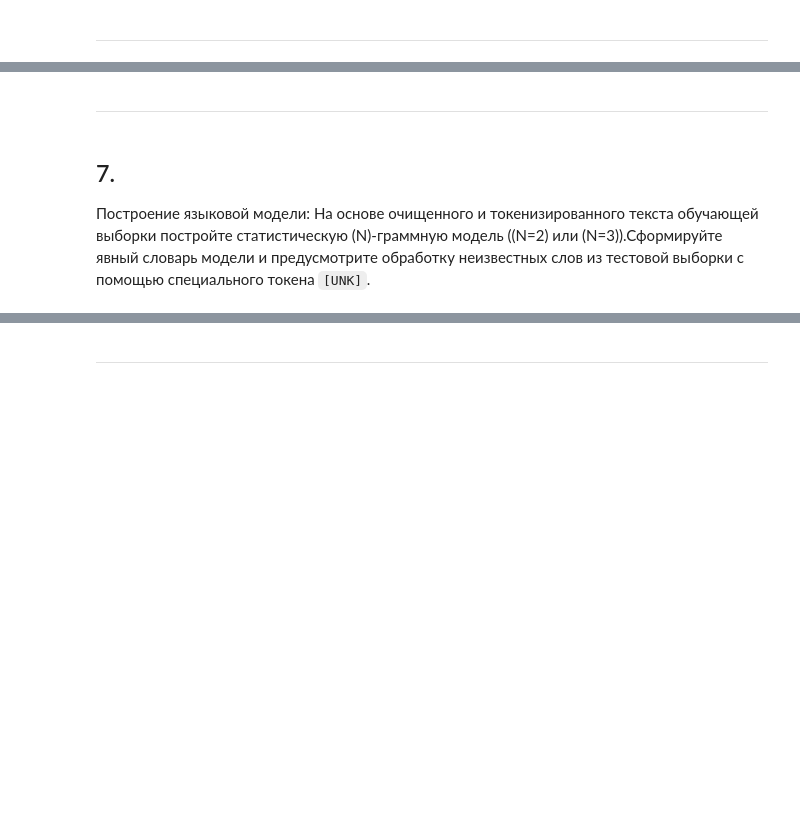
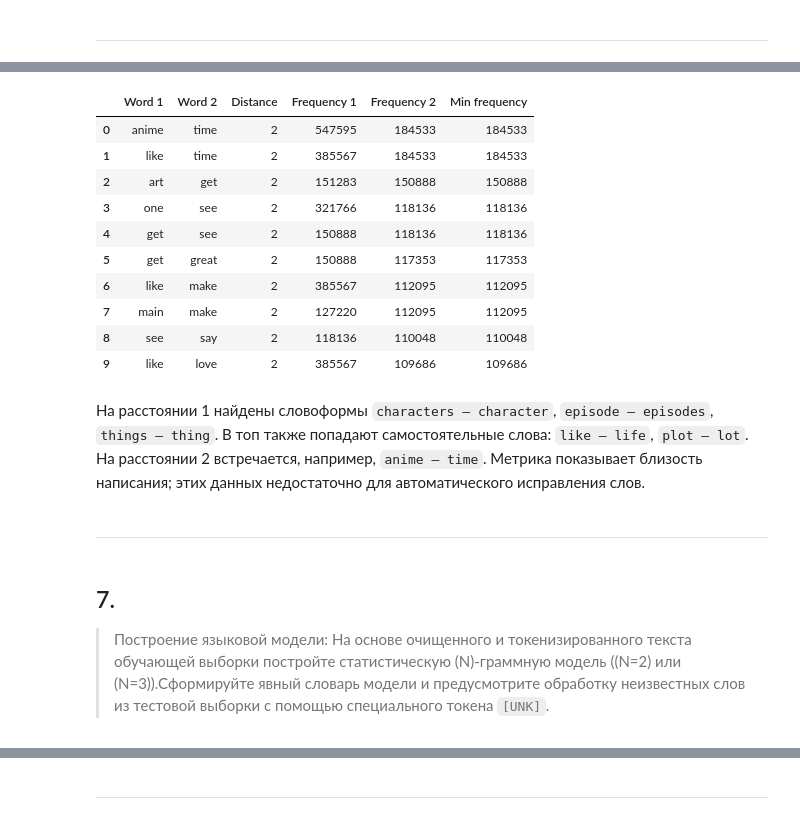
Before and after one commit to Lighter01/NLP_labs, a Jupyter notebook: notebooks/lab1.ipynb, the cells around one changed output, grey strips where cells are left out. Saved outputs shown, nothing was run; the diff lists cells and outputs as text; code cells hidden in the pictures; blank space fills up the shorter version.

```diff
--- a/notebooks/lab1.ipynb
+++ b/notebooks/lab1.ipynb
@@ -150,6 +1546,23 @@ def investigate_df(df, text_col: str = 'review'):
+# %%
+pairs_distance_2 = find_close_pairs(search_word_counts, target_distance=2)
+pairs_distance_2
+# %% [output]
+|  | Word 1 | Word 2 | Distance | Frequency 1 | Frequency 2 | Min frequency |
+| 0 | anime | time | 2 | 547595 | 184533 | 184533 |
+| 1 | like | time | 2 | 385567 | 184533 | 184533 |
+| 2 | art | get | 2 | 151283 | 150888 | 150888 |
+| 3 | one | see | 2 | 321766 | 118136 | 118136 |
+| 4 | get | see | 2 | 150888 | 118136 | 118136 |
+| 5 | get | great | 2 | 150888 | 117353 | 117353 |
+| 6 | like | make | 2 | 385567 | 112095 | 112095 |
+| 7 | main | make | 2 | 127220 | 112095 | 112095 |
+| 8 | see | say | 2 | 118136 | 110048 | 110048 |
+| 9 | like | love | 2 | 385567 | 109686 | 109686 |
+# %% [markdown]
+На расстоянии 1 найдены словоформы `characters — character`, `episode — episodes`, `things — thing`. В топ также попадают самостоятельные слова: `like — life`, `plot — lot`. На расстоянии 2 встречается, например, `anime — time`. Метрика показывает близость написания; этих данных недостаточно для автоматического исправления слов.
 # %% [markdown]
 ---
 # %% [markdown]
 ## 7.
 
-Построение языковой модели: На основе очищенного и токенизированного текста обучающей выборки постройте статистическую \(N\)-граммную модель (\(N=2\) или \(N=3\)).Сформируйте явный словарь модели и предусмотрите обработку неизвестных слов из тестовой выборки с помощью специального токена `[UNK]`.
+> Построение языковой модели: На основе очищенного и токенизированного текста обучающей выборки постройте статистическую \(N\)-граммную модель (\(N=2\) или \(N=3\)).Сформируйте явный словарь модели и предусмотрите обработку неизвестных слов из тестовой выборки с помощью специального токена `[UNK]`.
```
Also changed, not shown: parts of 107 cells of this notebook, 3 other files.
